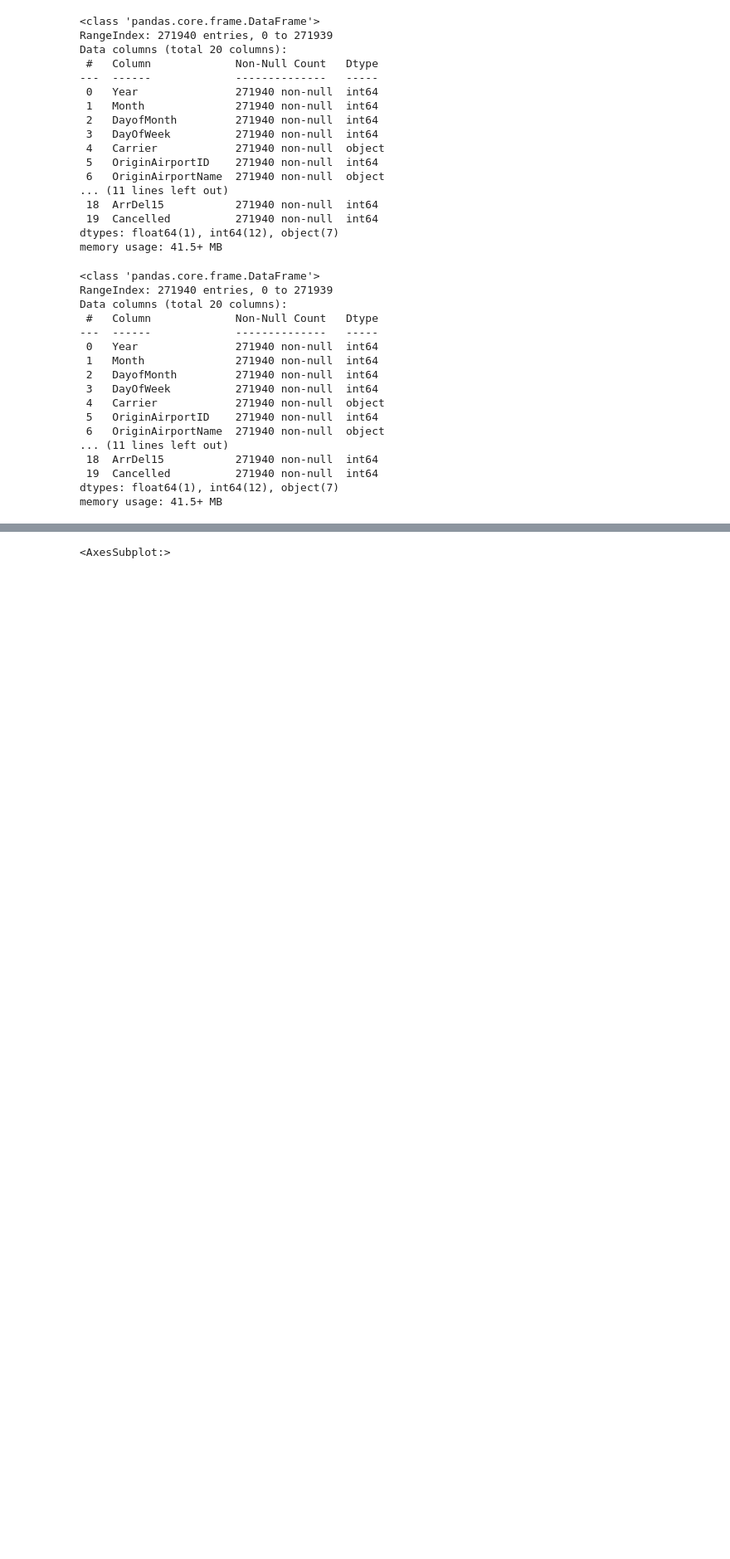
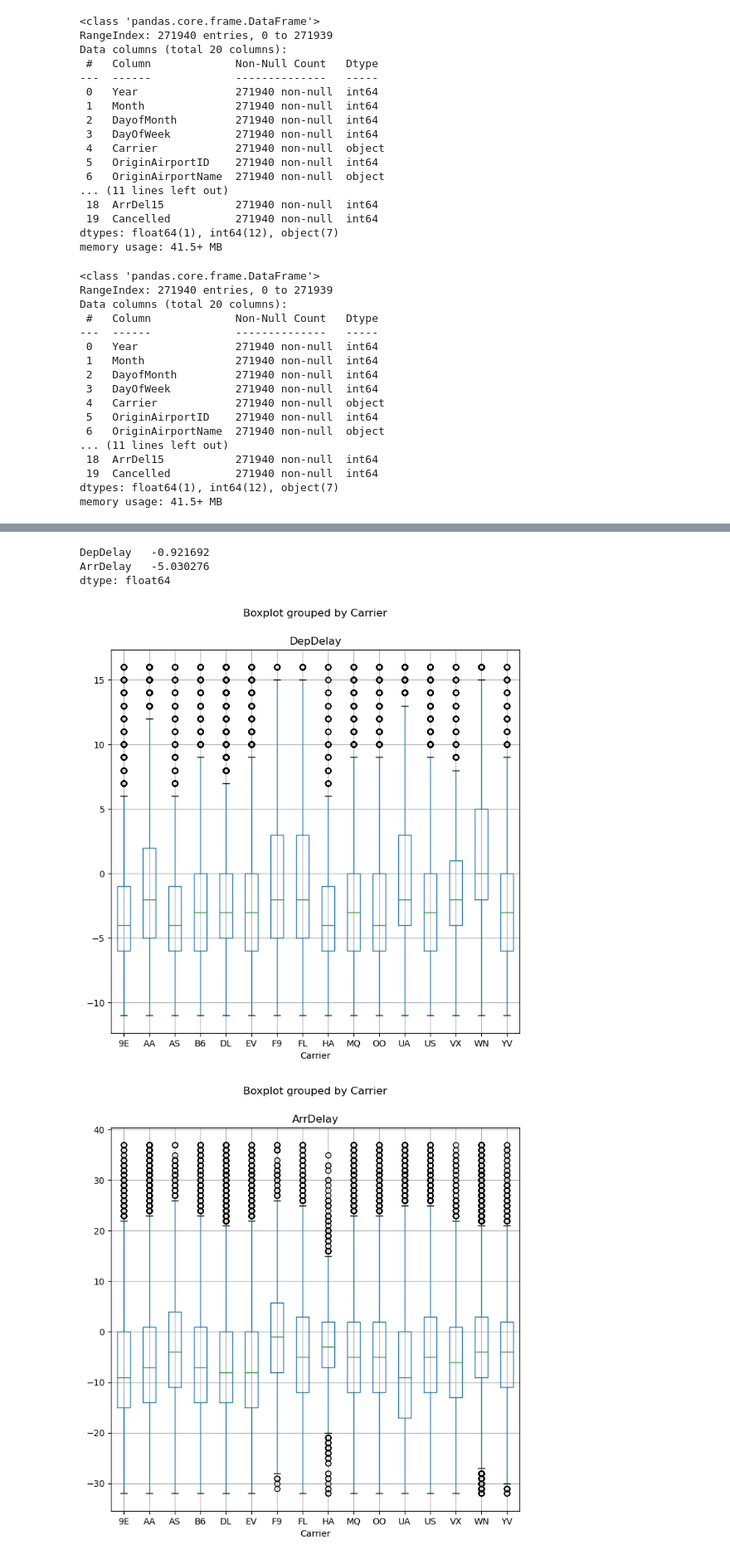
Before and after one commit to roberanegussie/30-days-Of-Data-Science, a Jupyter notebook: src/flightsChallenge.ipynb, the cells around one changed output, grey strips where cells are left out. Shown at 83% size. Cells and saved outputs as stored; diff of their text form; code cells hidden in the pictures; blank space fills up the shorter version.

```diff
--- a/src/flightsChallenge.ipynb
+++ b/src/flightsChallenge.ipynb
@@ -249,4 +173,12 @@ df_sample.describe()
-# %%
-df_sample.plot()
-# %% [output]
-<AxesSubplot:>
+# %%
+df_flights[delayFields].mean()
+# %% [output]
+DepDelay   -0.921692
+ArrDelay   -5.030276
+dtype: float64
+# %%
+for col in delayFields:
+    df_flights.boxplot(column=col, by='Carrier', figsize=(8,8))
+# %% [output]
+[figure, added]
+[figure, added]
```
Also changed, not shown: parts of 28 cells of this notebook.
